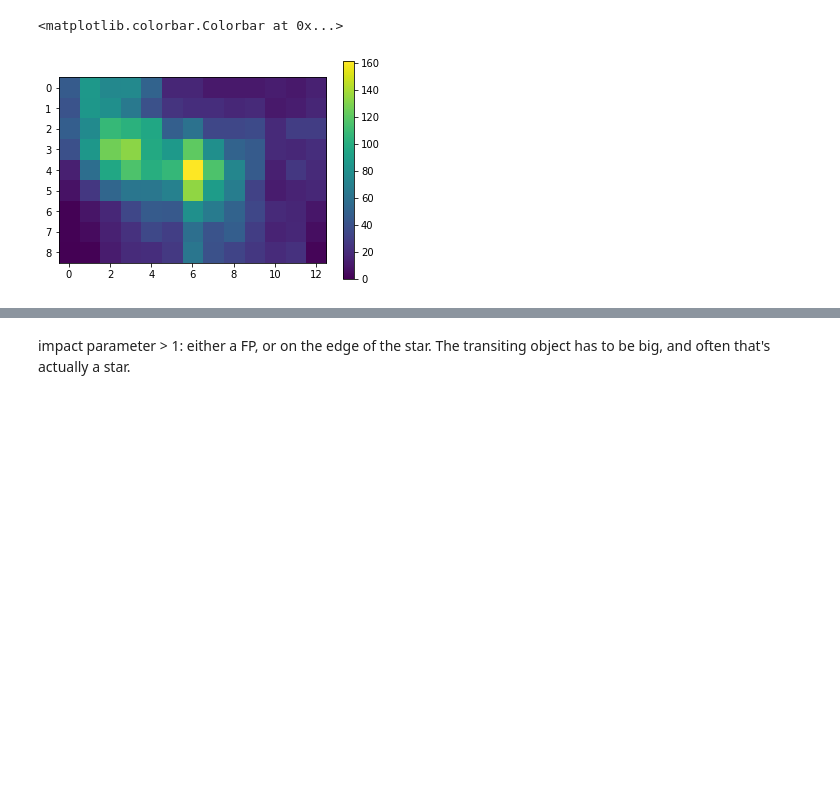
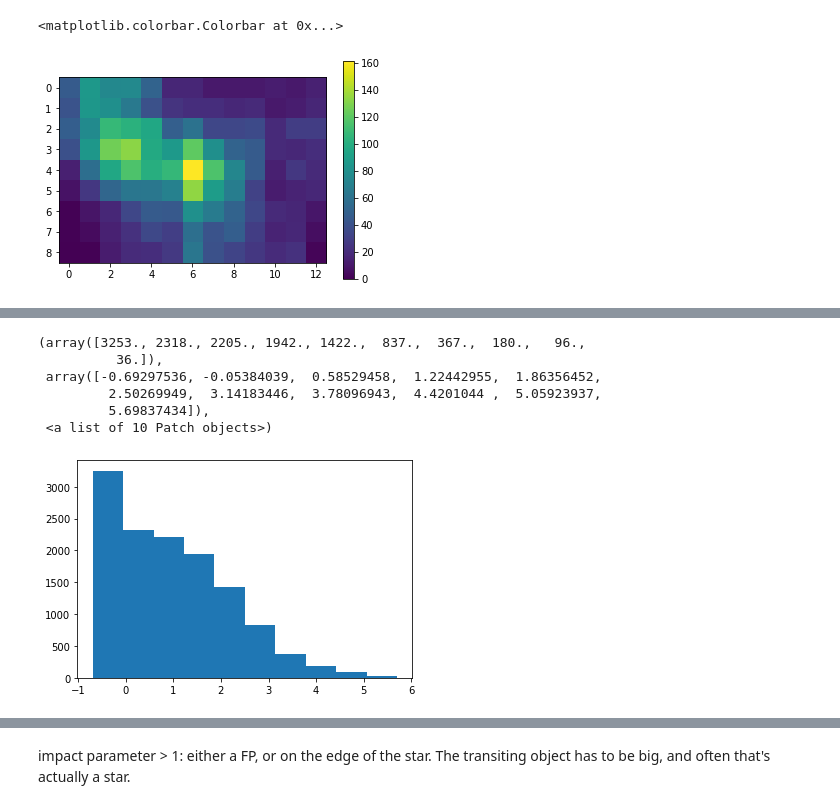
Before and after one commit to aditya-sengupta/exosyssim-prototyping, a Jupyter notebook: notebooks/occurrence_abc.ipynb, the cells around one changed output, grey strips where cells are left out. Saved outputs shown, nothing was run; the diff lists cells and outputs as text; code cells hidden in the pictures; blank space fills up the shorter version.

Commit message:
found the planets (too many)

```diff
--- a/notebooks/occurrence_abc.ipynb
+++ b/notebooks/occurrence_abc.ipynb
@@ -235,7 +228,7 @@ def generate_planet_catalog(f, stars):
     re = 0.009171
     planet_params = ['kepid', 'period', 'prad', 'ecc', 'cosincl', 'b', 't0', 'd', 'D']
     lam = np.sum(f)
-    nums_planets = np.minimum(stats.poisson(lam).rvs((num_stars,)), 10)
+    nums_planets = np.minimum(stats.poisson(lam).rvs((len(stars),)), 10)
     num_planets = sum(nums_planets)
     star_kepids = np.repeat(stars.kepid.values, nums_planets)
     star_radius = np.repeat(stars.radius.values, nums_planets)
@@ -265,23 +258,21 @@ def generate_planet_catalog(f, stars):
     gamma = 1 / texp # inverse s to inverse days
     sigma = 1 # 'model uncertainty'
 
-    print("min/mean/max depth: ", min(depths), np.nanmean(depths), max(depths))
-
     price_uncertainty_params = [depths, T, tau, f0, texp, periods, gamma, sigma]
     price_uncertainty_params = add_uncertainties(price_uncertainty_params)
 
     depths = price_uncertainty_params[0]
-    print("min/mean/max depth: ", min(depths), np.mean(depths), max(depths))
-    pl_rads = np.sqrt(depths) * star_radius
+
+    pl_rads = np.sqrt(depths) * star_radius / re
     periods = price_uncertainty_params[5]
     # [kepid, period, radius, ecc, cosincl, impact param b, t0, transit depth d, transit duration D, is_detected]
     planets_matrix = np.vstack((star_kepids, periods, pl_rads, eccens, cosincl, impacts, t0, depths, D)).T
     catalog = pd.DataFrame(planets_matrix, columns=planet_params)
     combined_synth = pd.merge(catalog, stellar, on='kepid')
     probs = pcomp_vectors(combined_synth, combined_synth['period'].values,
-                          combined_synth['prad'].values, combined_synth['ecc'].values)
+                          combined_synth['prad'].values, combined_synth['ecc'].values,
+                          combined_synth['cosincl'].values)
     probs = np.nan_to_num(np.array(probs))
-    print(probs)
     if np.allclose(probs, 0):
         print("all probabilities of detection are 0")
     detected = np.random.binomial(1, probs)
@@ -321,3 +291,11 @@ sum(combined.koi_prad / combined.radius < 1)
 # %%
-plt.hist(np.log(catalog_synth.period))
+plt.hist(np.log(detected_planets.period))
+# %% [output]
+(array([3253., 2318., 2205., 1942., 1422.,  837.,  367.,  180.,   96.,
+          36.]),
+ array([-0.69297536, -0.05384039,  0.58529458,  1.22442955,  1.86356452,
+         2.50269949,  3.14183446,  3.78096943,  4.4201044 ,  5.05923937,
+         5.69837434]),
+ <a list of 10 Patch objects>)
+[figure, added]
 # %%
```
Also changed, not shown: parts of 19 cells of this notebook.
